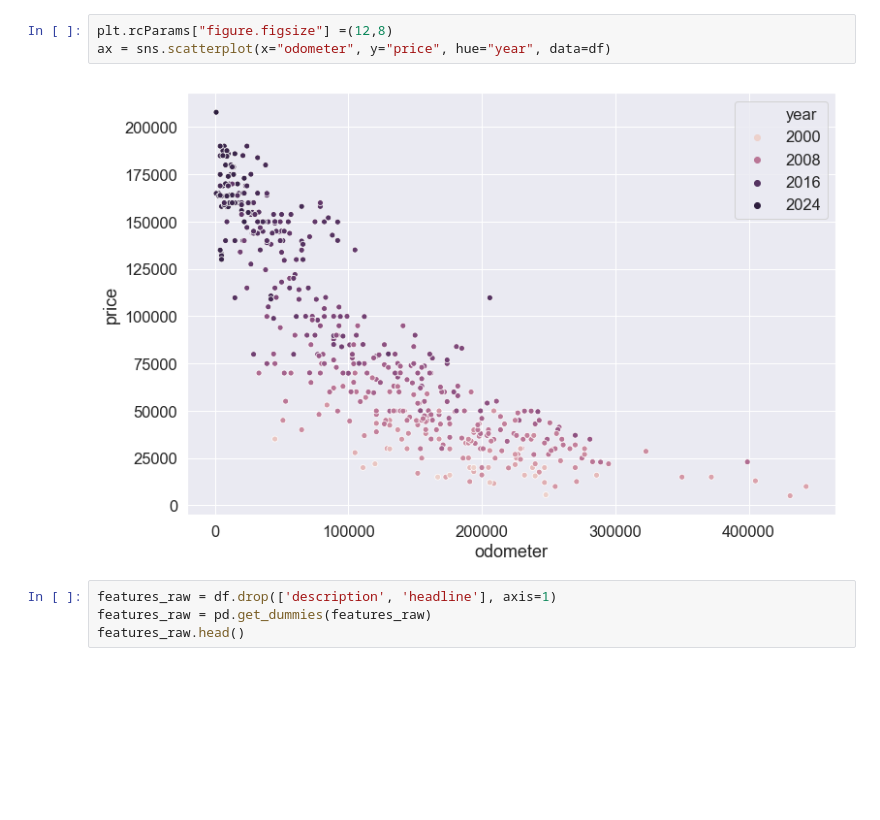
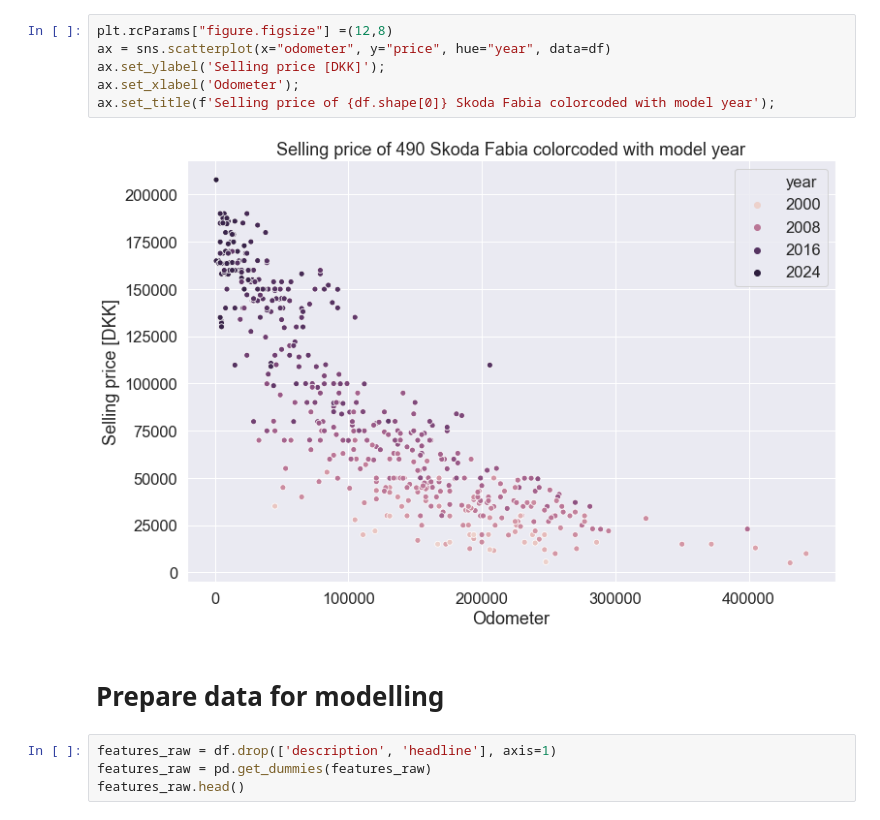
Before and after one commit to tjansson60/car_sale_model, a Jupyter notebook: predictive_price_model.ipynb, the cells around one changed output. Drawn from its saved outputs; the diff is of its cells as text; blank space fills up the shorter version.

```diff
--- a/predictive_price_model.ipynb
+++ b/predictive_price_model.ipynb
@@ -46,8 +51,13 @@ df.describe()
 # %%
 plt.rcParams["figure.figsize"] =(12,8)
 ax = sns.scatterplot(x="odometer", y="price", hue="year", data=df)
+ax.set_ylabel('Selling price [DKK]');
+ax.set_xlabel('Odometer');
+ax.set_title(f'Selling price of {df.shape[0]} Skoda Fabia colorcoded with model year');
 # %% [output]
-[figure, old version]
+[figure, new version]
+# %% [markdown]
+# Prepare data for modelling
 # %%
 features_raw = df.drop(['description', 'headline'], axis=1)
 features_raw = pd.get_dummies(features_raw)
```
Also changed, not shown: parts of 20 cells of this notebook.
